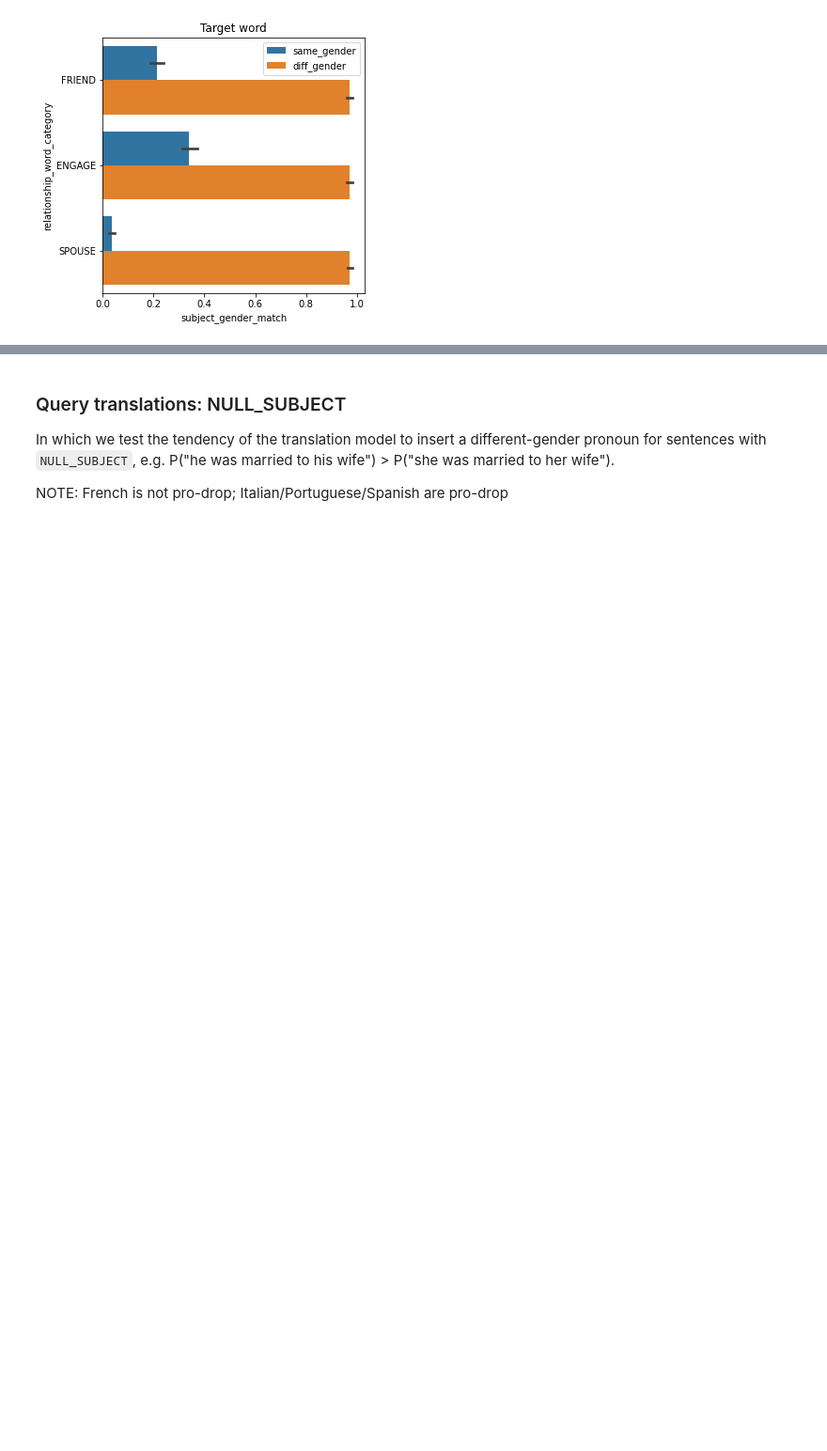
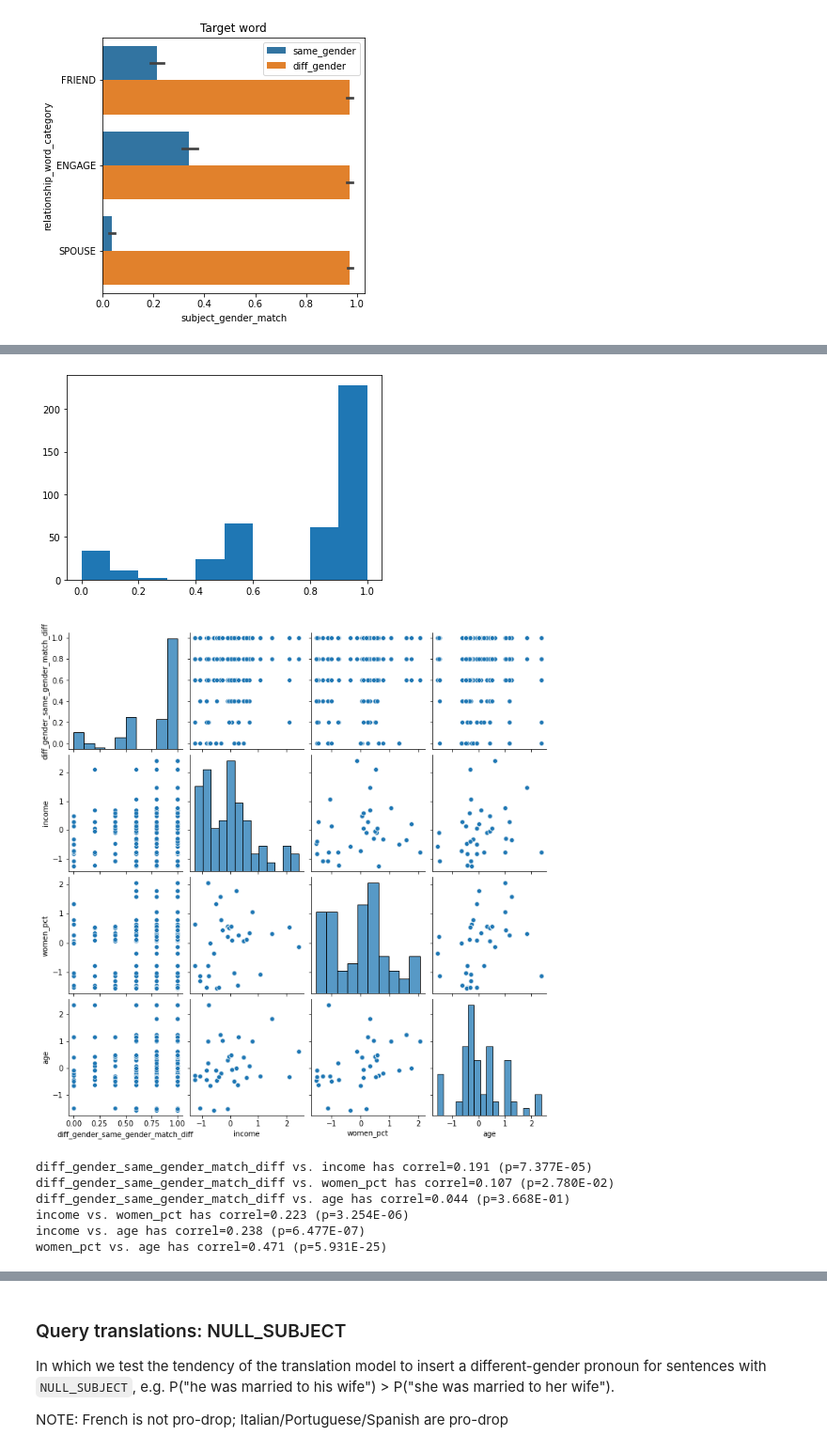
Before and after one commit to ianbstewart/multilingual-same-gender-bias, a Jupyter notebook: query_translations.ipynb, the cells around one changed output, grey strips where cells are left out. Shown: that part at 94% size. Cells and saved outputs as stored; diff of their text form; code cells hidden in the pictures; blank space fills up the shorter version.

Commit message:
added regressions for predicting subject gender match

```diff
--- a/query_translations.ipynb
+++ b/query_translations.ipynb
@@ -905,0 +1056,6 @@ plt.show()
+# %%
+from data_helpers import load_clean_translation_data
+same_gender_relationship_translation_data_file = 'data/multilingual_occupation_relationship=samegender_model=googletranslate_translations.gz'
+diff_gender_relationship_translation_data_file = 'data/multilingual_occupation_relationship=diffgender_model=googletranslate_translations.gz'
+same_gender_relationship_translation_data = load_clean_translation_data(same_gender_relationship_translation_data_file)
+diff_gender_relationship_translation_data = load_clean_translation_data(diff_gender_relationship_translation_data_file)
@@ -905,0 +1071,16 @@ plt.show()
+# %%
+# compute % correct per-occupation per-language
+same_gender_per_occupation_subject_match_pct = same_gender_relationship_translation_data.groupby(['lang', 'subject_gender', 'relationship_word_category', 'subject_word_en']).apply(lambda x: x.loc[:, 'subject_gender_match'].mean())
+diff_gender_per_occupation_subject_match_pct = diff_gender_relationship_translation_data.groupby(['lang', 'subject_gender', 'relationship_word_category', 'subject_word_en']).apply(lambda x: x.loc[:, 'subject_gender_match'].mean())
+same_vs_diff_gender_per_occupation_subject_match_pct = (diff_gender_per_occupation_subject_match_pct - same_gender_per_occupation_subject_match_pct)
+same_vs_diff_gender_per_occupation_subject_match_pct = same_vs_diff_gender_per_occupation_subject_match_pct.reset_index(name='diff_gender_same_gender_match_diff')
+display(same_vs_diff_gender_per_occupation_subject_match_pct.head())
+# add occupation data
+occupation_match_pct_data = pd.merge(
+    same_vs_diff_gender_per_occupation_subject_match_pct.rename(columns={'subject_word_en' : 'occupation'}),
+    occupation_category_data, on='occupation'
+)
+occupation_social_vars = ['income', 'women_pct', 'age']
+occupation_match_pct_data.dropna(subset=occupation_social_vars, how='any', inplace=True)
+display(occupation_match_pct_data)
+print(occupation_match_pct_data.shape[0])
@@ -905,0 +1108,26 @@ plt.show()
+# %%
+## check distribution of dependent var
+import matplotlib
+%matplotlib inline
+import matplotlib.pyplot as plt
+plt.hist(occupation_match_pct_data.loc[:, 'diff_gender_same_gender_match_diff'])
+plt.show()
+## check possible correlations
+import seaborn as sns
+correl_vars = ['diff_gender_same_gender_match_diff', 'income', 'women_pct', 'age']
+sns.pairplot(data=occupation_match_pct_data.loc[:, correl_vars])
+plt.show()
+from scipy.stats import spearmanr
+for i, var_i in enumerate(correl_vars):
+    for var_j in correl_vars[(i+1):]:
+        correl, p_val = spearmanr(occupation_match_pct_data.loc[:, var_i], occupation_match_pct_data.loc[:, var_j])
+        print(f'{var_i} vs. {var_j} has correl={correl:.3f} (p={p_val:.3E})')
+# %% [output]
+[figure, added]
+[figure, added]
+diff_gender_same_gender_match_diff vs. income has correl=0.191 (p=7.377E-05)
+diff_gender_same_gender_match_diff vs. women_pct has correl=0.107 (p=2.780E-02)
+diff_gender_same_gender_match_diff vs. age has correl=0.044 (p=3.668E-01)
+income vs. women_pct has correl=0.223 (p=3.254E-06)
+income vs. age has correl=0.238 (p=6.477E-07)
+women_pct vs. age has correl=0.471 (p=5.931E-25)
```
Also changed, not shown: parts of 16 cells of this notebook.
